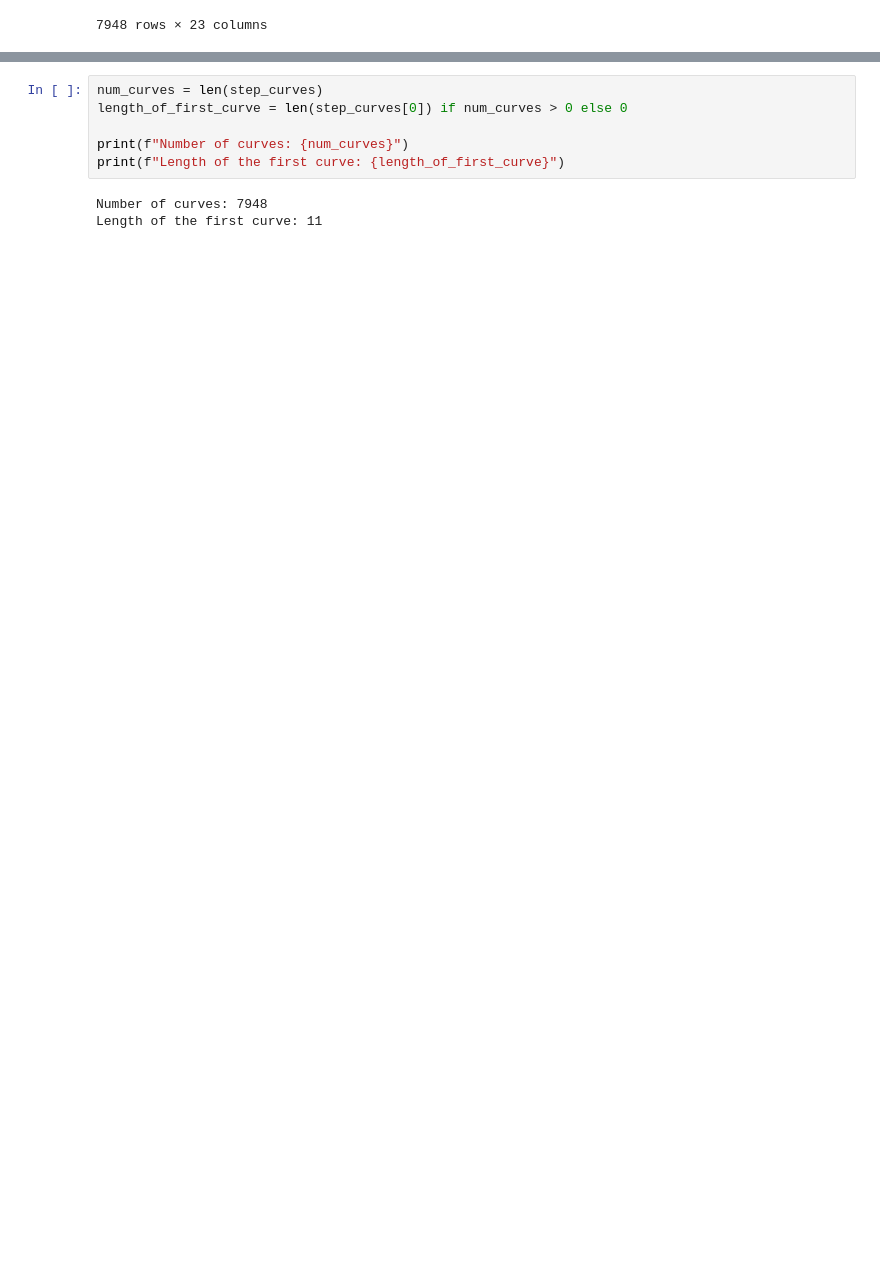
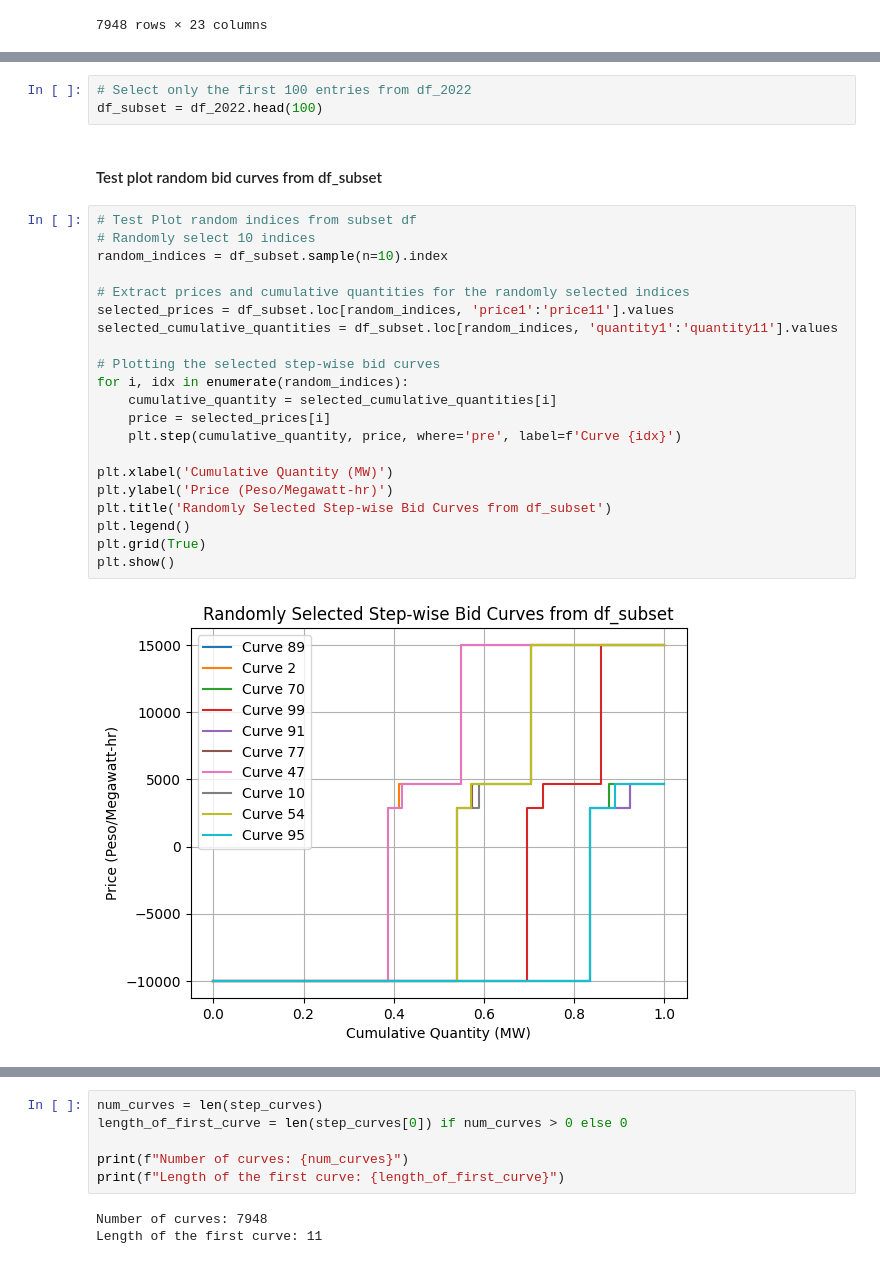
Before and after one commit to gbrosell/maroon-archers, a Jupyter notebook: K-medoids.ipynb, the cells around one changed output, grey strips where cells are left out. Cells and saved outputs as stored; diff of their text form; blank space fills up the shorter version.

```diff
--- a/K-medoids.ipynb
+++ b/K-medoids.ipynb
@@ -153,0 +248,28 @@ df_2022
+# %%
+# Select only the first 100 entries from df_2022
+df_subset = df_2022.head(100)
+# %% [markdown]
+#### Test plot random bid curves from df_subset
+# %%
+# Test Plot random indices from subset df
+# Randomly select 10 indices
+random_indices = df_subset.sample(n=10).index
+
+# Extract prices and cumulative quantities for the randomly selected indices
+selected_prices = df_subset.loc[random_indices, 'price1':'price11'].values
+selected_cumulative_quantities = df_subset.loc[random_indices, 'quantity1':'quantity11'].values
+
+# Plotting the selected step-wise bid curves
+for i, idx in enumerate(random_indices):
+    cumulative_quantity = selected_cumulative_quantities[i]
+    price = selected_prices[i]
+    plt.step(cumulative_quantity, price, where='pre', label=f'Curve {idx}')
+
+plt.xlabel('Cumulative Quantity (MW)')
+plt.ylabel('Price (Peso/Megawatt-hr)')
+plt.title('Randomly Selected Step-wise Bid Curves from df_subset')
+plt.legend()
+plt.grid(True)
+plt.show()
+# %% [output]
+[figure, added]
```
Also changed, not shown: parts of 118 cells of this notebook.
